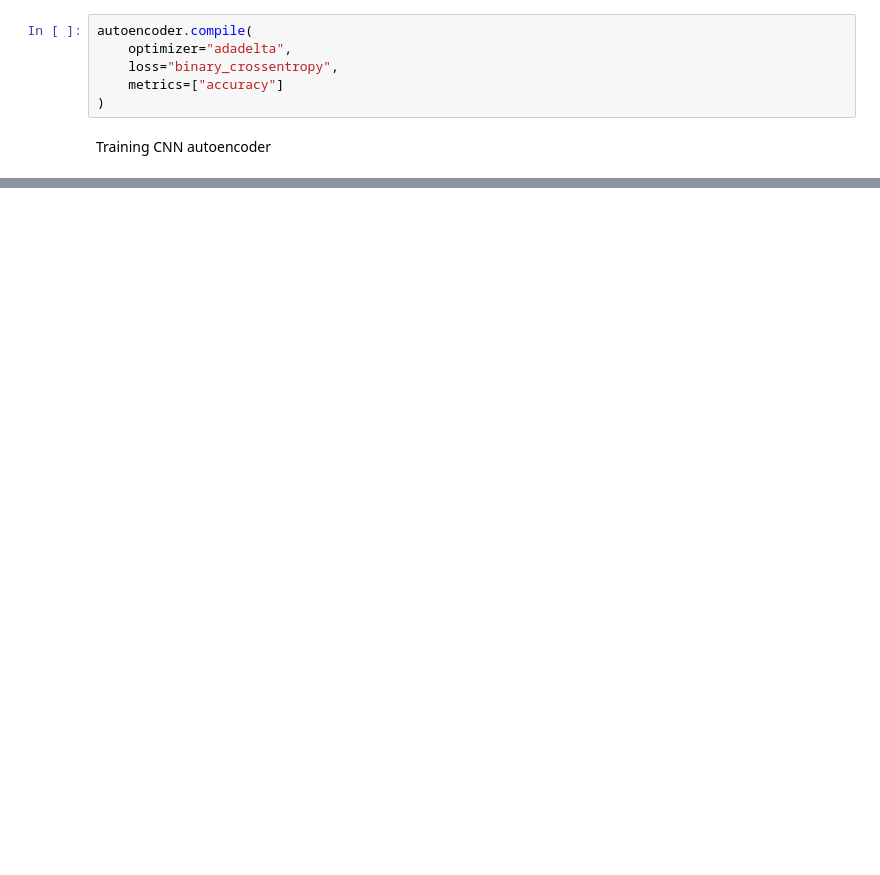
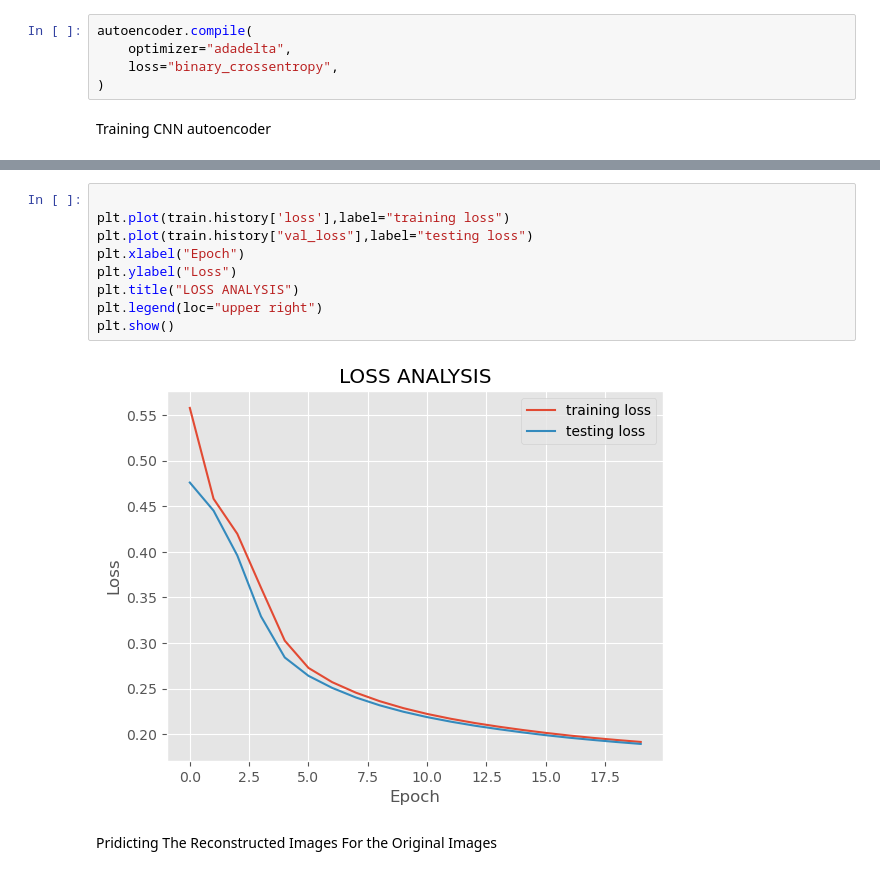
Before and after one commit to uvaishnav/ANN-practise, a Jupyter notebook: autoencoder.ipynb, the cells around one changed output, grey strips where cells are left out. Cells and saved outputs as stored; diff of their text form; blank space fills up the shorter version.

```diff
--- a/autoencoder.ipynb
+++ b/autoencoder.ipynb
@@ -148,7 +148,6 @@ _________________________________________________________________
 autoencoder.compile(
     optimizer="adadelta",
     loss="binary_crossentropy",
-    metrics=["accuracy"]
 )
 # %% [markdown]
 Training CNN autoencoder
@@ -179,0 +179,13 @@ Epoch 20/20
+# %%
+
+plt.plot(train.history['loss'],label="training loss")
+plt.plot(train.history["val_loss"],label="testing loss")
+plt.xlabel("Epoch")
+plt.ylabel("Loss")
+plt.title("LOSS ANALYSIS")
+plt.legend(loc="upper right")
+plt.show()
+# %% [output]
+[figure, added]
+# %% [markdown]
+Pridicting The Reconstructed Images For the Original Images
```
Also changed, not shown: parts of 11 cells of this notebook.
